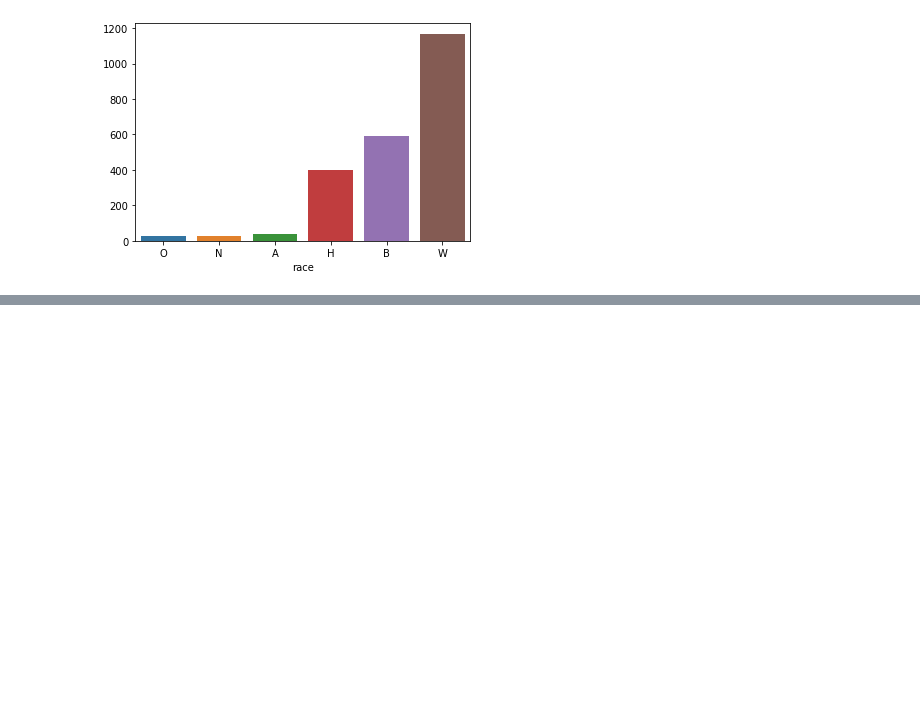
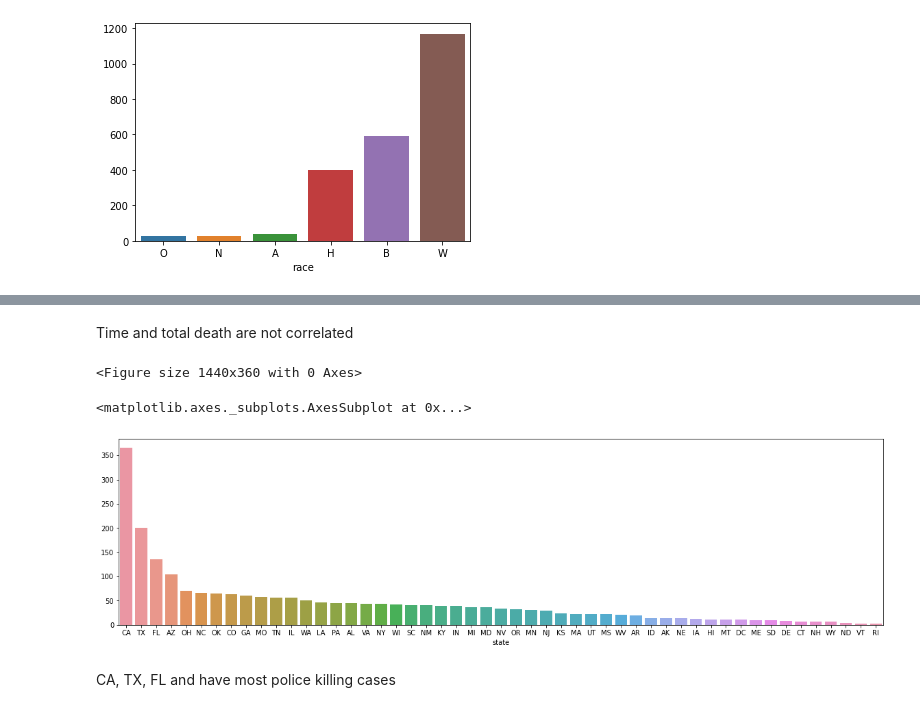
Before and after one commit to UToledo-DataScience/Fatal-Police-Shootings-in-the-US, a Jupyter notebook: EDA/EDA.ipynb, the cells around one changed output, grey strips where cells are left out. Cells and saved outputs as stored; diff of their text form; code cells hidden in the pictures; blank space fills up the shorter version.

```diff
--- a/EDA/EDA.ipynb
+++ b/EDA/EDA.ipynb
@@ -170,0 +174,13 @@ AttributeError: ignored
+# %% [markdown]
+Time and total death are not correlated
+# %%
+##### need to divide by each state's polulation
+a = police_killing_us.groupby('state').size().sort_values(ascending=False)
+plt.figure(figsize=(20,5))
+sns.barplot(x = a.index, y = a)
+# %% [output]
+<Figure size 1440x360 with 0 Axes>
+<matplotlib.axes._subplots.AxesSubplot at 0x...>
+[figure, added]
+# %% [markdown]
+CA, TX, FL and have most police killing cases
```
Also changed, not shown: parts of 3 cells of this notebook.
